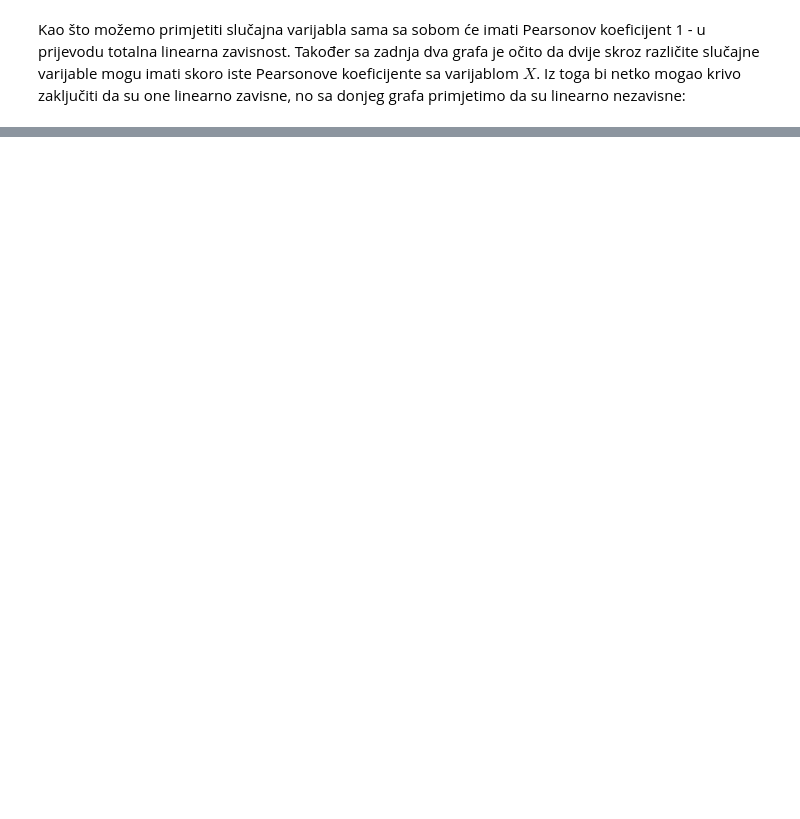
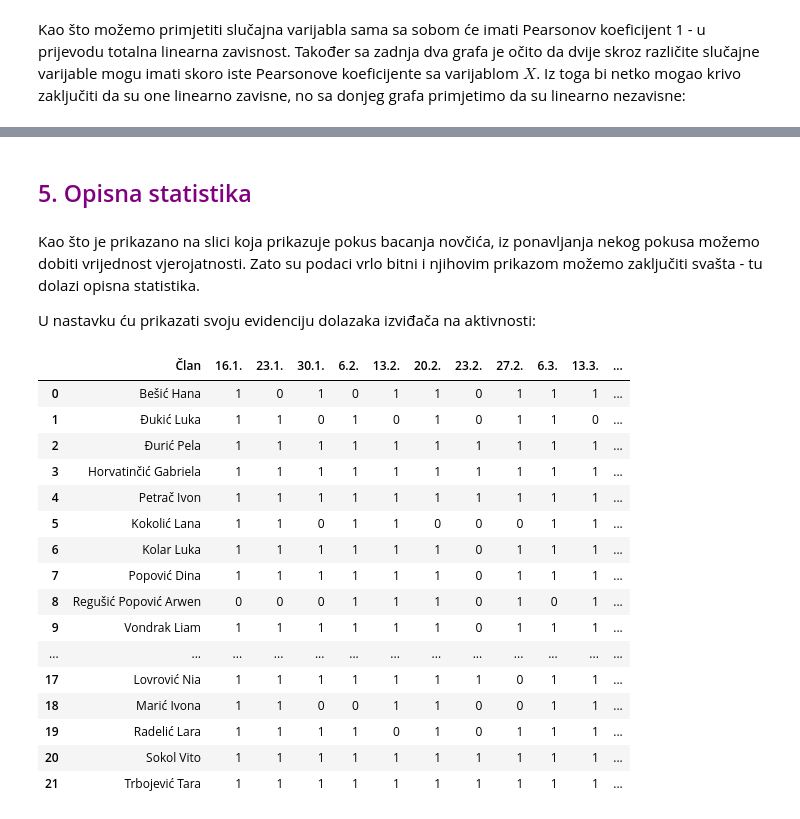
Before and after one commit to babjank/MS, a Jupyter notebook: Zadaca1.ipynb, the cells around one changed output, grey strips where cells are left out. Drawn from its saved outputs; the diff is of its cells as text; code cells hidden in the pictures; blank space fills up the shorter version.

```diff
--- a/Zadaca1.ipynb
+++ b/Zadaca1.ipynb
@@ -458,0 +459,27 @@ plt.show()
+# %% [markdown]
+## <span style="color:purple"> 5. Opisna statistika </span>
+# %% [markdown]
+Kao što je prikazano na slici koja prikazuje pokus bacanja novčića, iz ponavljanja nekog pokusa možemo dobiti vrijednost vjerojatnosti. Zato su podaci vrlo bitni i njihovim prikazom možemo zaključiti svašta - tu dolazi opisna statistika.
+
+U nastavku ću prikazati svoju evidenciju dolazaka izviđača na aktivnosti:
+# %%
+evidencija = pd.read_excel('Evidencija.xlsx')
+evidencija
+# %% [output]
+|  | Član | 16.1. | 23.1. | 30.1. | 6.2. | 13.2. | 20.2. | 23.2. | 27.2. | 6.3. | 13.3. | ... |
+| 0 | Bešić Hana | 1 | 0 | 1 | 0 | 1 | 1 | 0 | 1 | 1 | 1 | ... |
+| 1 | Đukić Luka | 1 | 1 | 0 | 1 | 0 | 1 | 0 | 1 | 1 | 0 | ... |
+| 2 | Đurić Pela | 1 | 1 | 1 | 1 | 1 | 1 | 1 | 1 | 1 | 1 | ... |
+| 3 | Horvatinčić Gabriela | 1 | 1 | 1 | 1 | 1 | 1 | 1 | 1 | 1 | 1 | ... |
+| 4 | Petrač Ivon | 1 | 1 | 1 | 1 | 1 | 1 | 1 | 1 | 1 | 1 | ... |
+| 5 | Kokolić Lana | 1 | 1 | 0 | 1 | 1 | 0 | 0 | 0 | 1 | 1 | ... |
+| 6 | Kolar Luka | 1 | 1 | 1 | 1 | 1 | 1 | 0 | 1 | 1 | 1 | ... |
+| 7 | Popović Dina | 1 | 1 | 1 | 1 | 1 | 1 | 0 | 1 | 1 | 1 | ... |
+| 8 | Regušić Popović Arwen | 0 | 0 | 0 | 1 | 1 | 1 | 0 | 1 | 0 | 1 | ... |
+| 9 | Vondrak Liam | 1 | 1 | 1 | 1 | 1 | 1 | 0 | 1 | 1 | 1 | ... |
+| ... | ... | ... | ... | ... | ... | ... | ... | ... | ... | ... | ... | ... |
+| 17 | Lovrović Nia | 1 | 1 | 1 | 1 | 1 | 1 | 1 | 0 | 1 | 1 | ... |
+| 18 | Marić Ivona | 1 | 1 | 0 | 0 | 1 | 1 | 0 | 0 | 1 | 1 | ... |
+| 19 | Radelić Lara | 1 | 1 | 1 | 1 | 0 | 1 | 0 | 1 | 1 | 1 | ... |
+| 20 | Sokol Vito | 1 | 1 | 1 | 1 | 1 | 1 | 1 | 1 | 1 | 1 | ... |
+| 21 | Trbojević Tara | 1 | 1 | 1 | 1 | 1 | 1 | 1 | 1 | 1 | 1 | ... |
```
Also changed, not shown: parts of 18 cells of this notebook, 1 other file.
